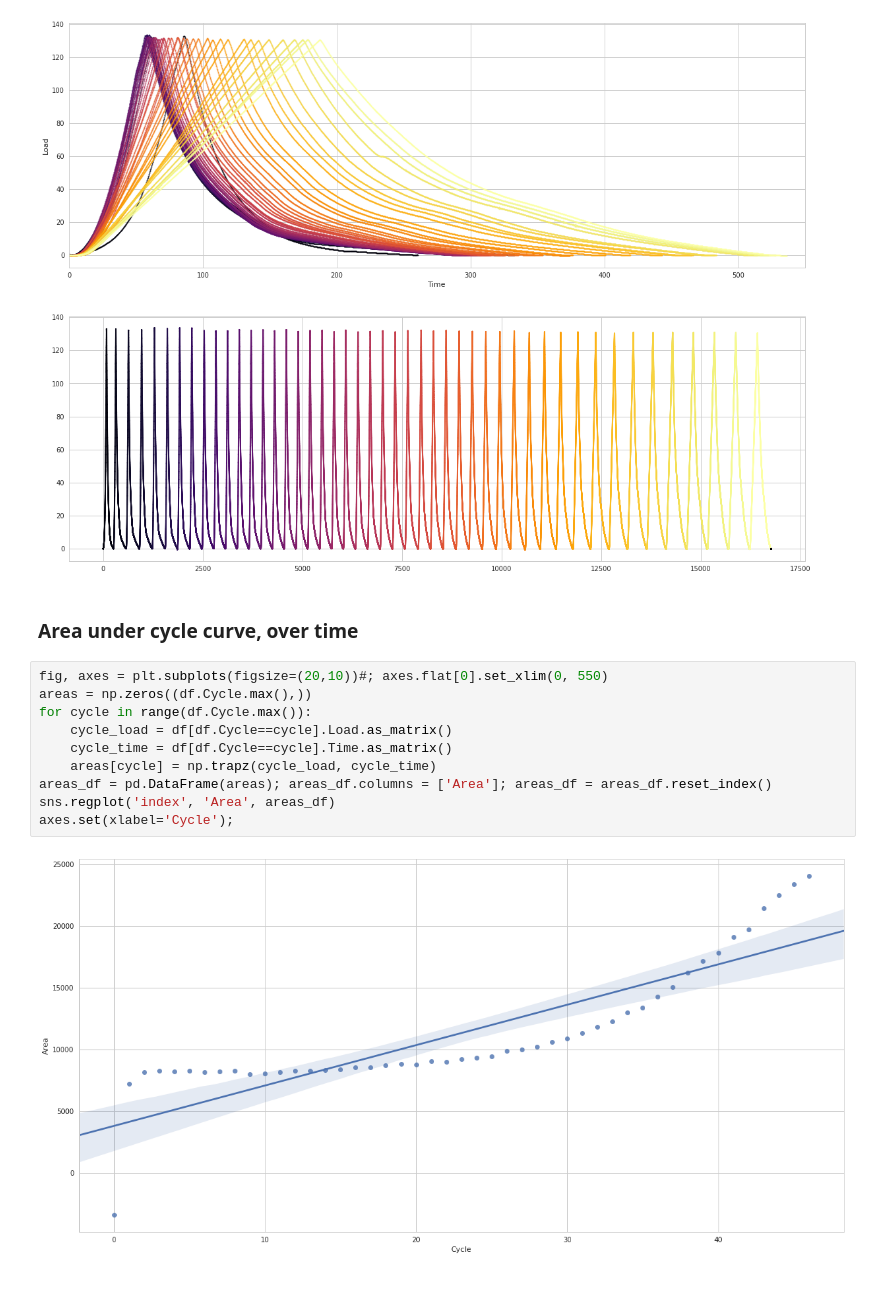
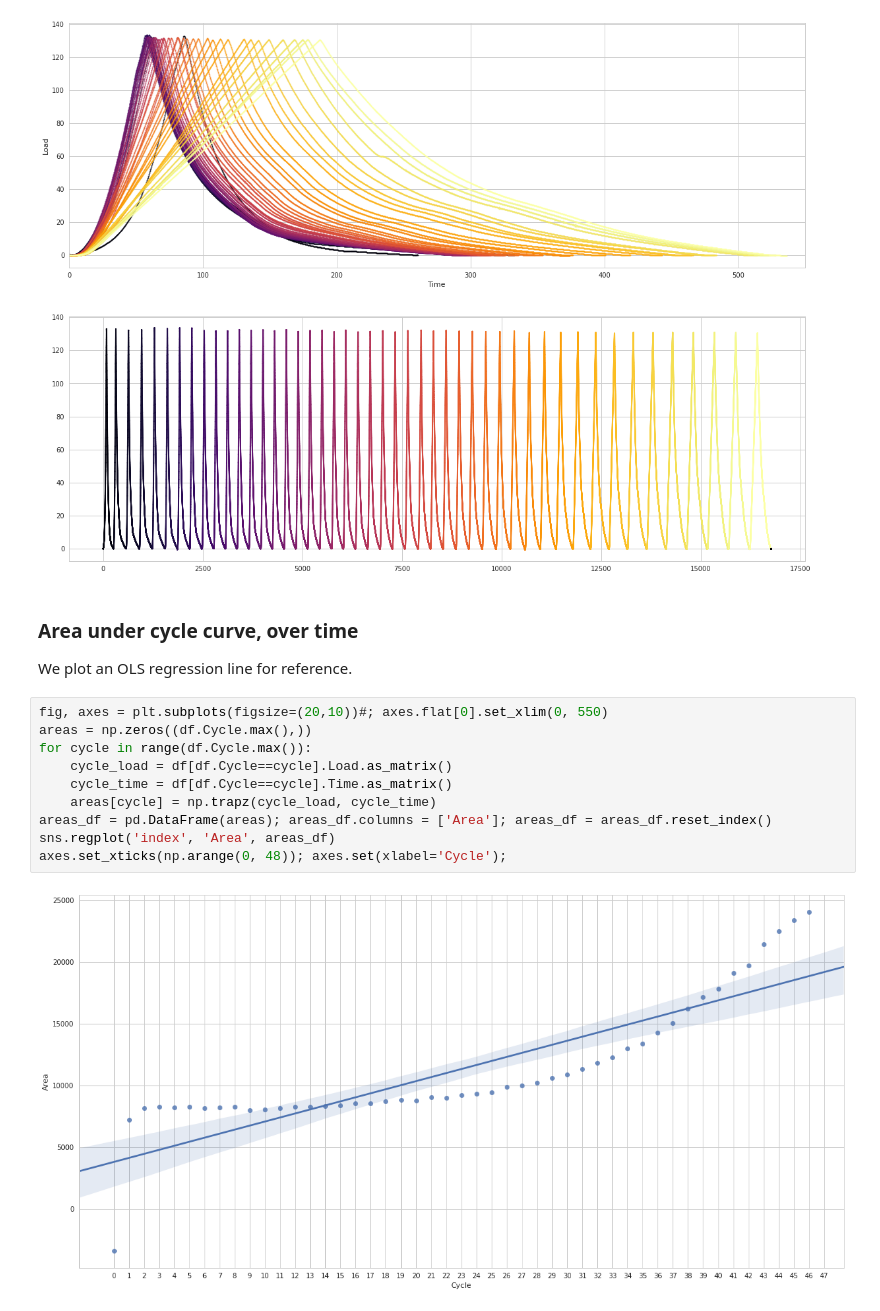
Before and after one commit to Columbia-Creative-Machines-Lab/muscle-prediction, a Jupyter notebook: feature-engineering.ipynb, the cells around one changed output. Saved outputs shown, nothing was run; the diff lists cells and outputs as text.

Commit message:
add cycle-load graph

```diff
--- a/feature-engineering.ipynb
+++ b/feature-engineering.ipynb
@@ -53,15 +53,16 @@ axes.flat[1].scatter(df.Time, df.Load, s=3, c=df.Cycle, cmap=cmap);
 [figure]
 # %% [markdown]
 ### Area under cycle curve, over time
+We plot an OLS regression line for reference.
 # %%
 fig, axes = plt.subplots(figsize=(20,10))#; axes.flat[0].set_xlim(0, 550)
 areas = np.zeros((df.Cycle.max(),))
 for cycle in range(df.Cycle.max()):
     cycle_load = df[df.Cycle==cycle].Load.as_matrix()
     cycle_time = df[df.Cycle==cycle].Time.as_matrix()
     areas[cycle] = np.trapz(cycle_load, cycle_time)
 areas_df = pd.DataFrame(areas); areas_df.columns = ['Area']; areas_df = areas_df.reset_index()
 sns.regplot('index', 'Area', areas_df)
-axes.set(xlabel='Cycle');
+axes.set_xticks(np.arange(0, 48)); axes.set(xlabel='Cycle');
 # %% [output]
-[figure, old version]
+[figure, new version]
```
Also changed, not shown: parts of 5 cells of this notebook.
